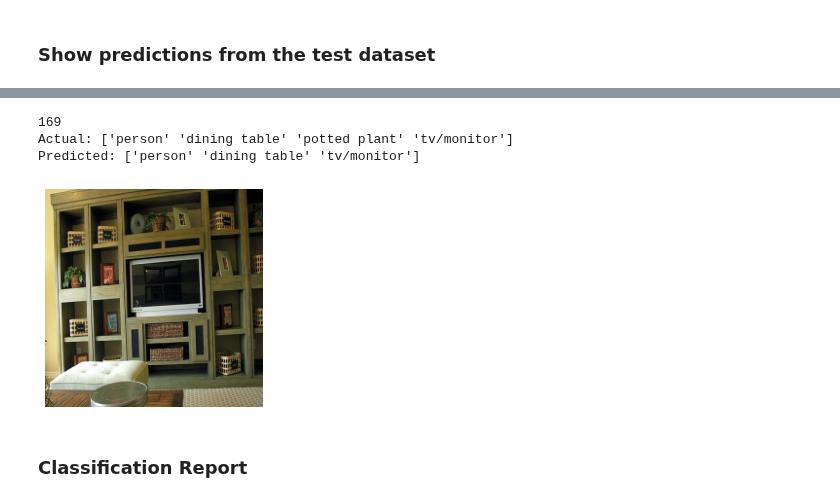
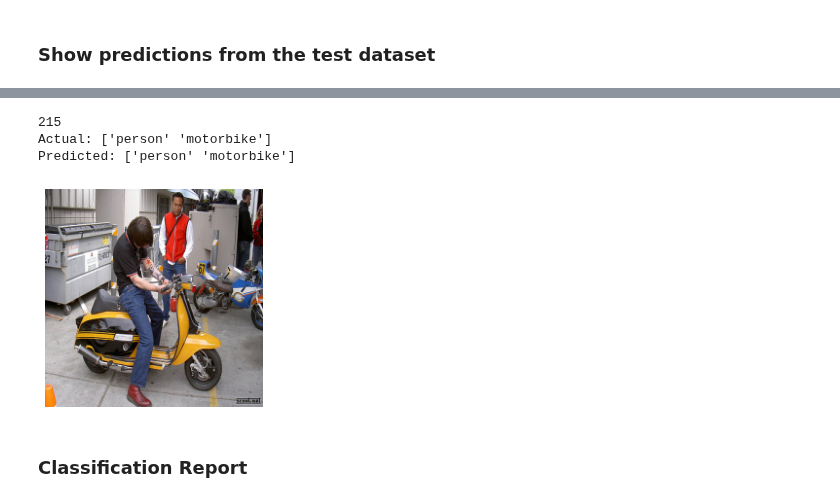
Before and after one commit to Yogesh7920/Pascal-VOC, a Jupyter notebook: Task_2.ipynb, the cells around one changed output, grey strips where cells are left out. Cells and saved outputs as stored; diff of their text form; code cells hidden in the pictures.

```diff
--- a/Task_2.ipynb
+++ b/Task_2.ipynb
@@ -481,20 +488,20 @@ Hamming Score: 0.5772222222222222
 # %%
-index = np.random.randint(0, TEST_SIZE)
+index = 215
 for (image_show, ), (feats, labs) in zip(misc_test_dataset.skip(index).take(1), test_dataset.unbatch().skip(index).take(1)):
     text = feats['text_model_input']
     image = feats['cnn_model_input']
 
 print(index)
 class_ = y_classes[index]
 print("Actual: {}".format(labels[labs.numpy() == 1]))
 plt.imshow(np.clip(image_show/255., 0, 1))
 plt.axis('off')
 print("Predicted: {}".format(labels[class_ == 1]))
 # %% [output]
-169
-Actual: ['person' 'dining table' 'potted plant' 'tv/monitor']
-Predicted: ['person' 'dining table' 'tv/monitor']
+215
+Actual: ['person' 'motorbike']
+Predicted: ['person' 'motorbike']
-[figure, old version]
+[figure, new version]
 # %% [markdown]
 ### Classification Report
 # %%
```
Also changed, not shown: parts of 2 cells of this notebook.
